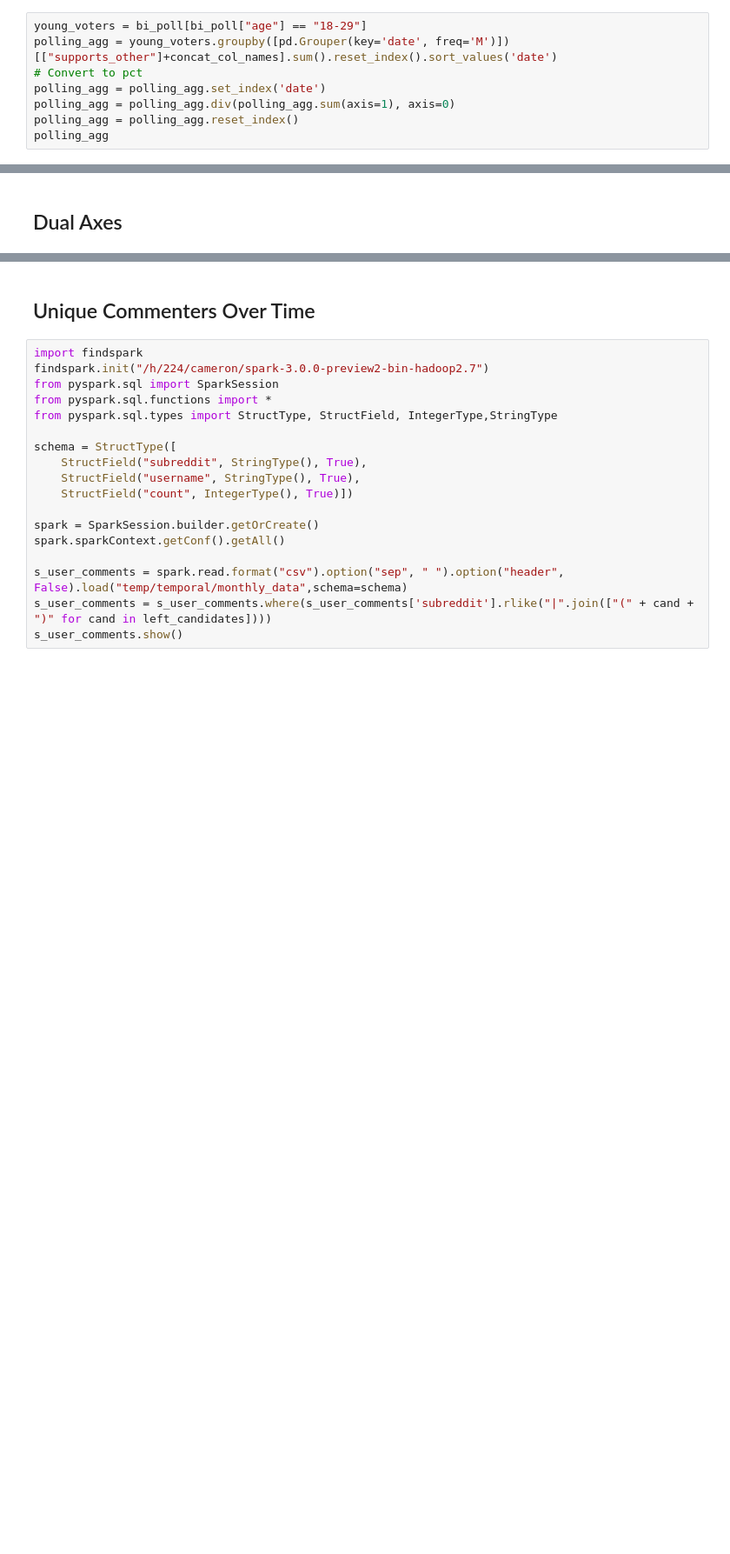
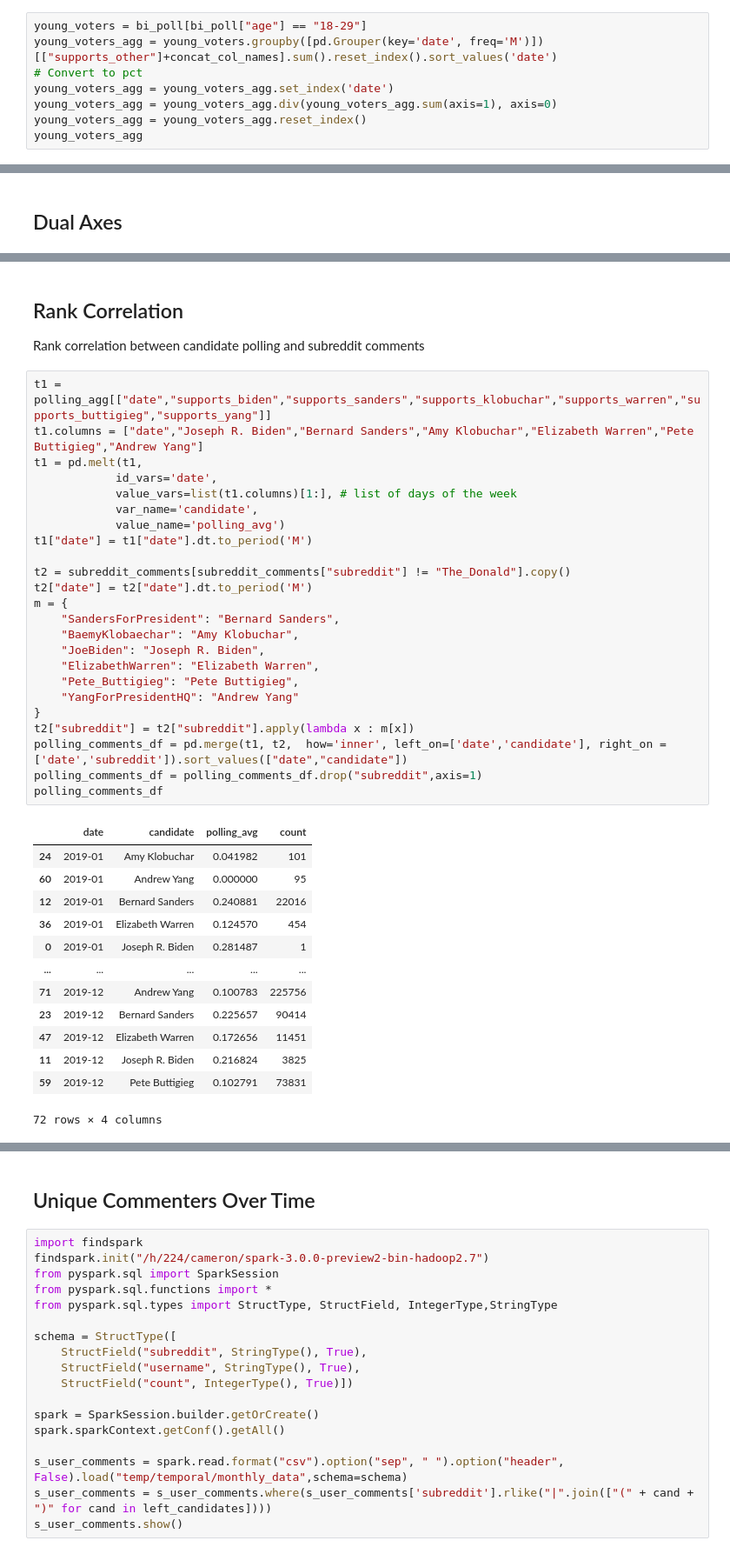
Before and after one commit to CSSLab/political-subreddits, a Jupyter notebook: Exploratory_Analysis.ipynb, the cells around one changed output, grey strips where cells are left out. Shown at 87% size. Saved outputs shown, nothing was run; the diff lists cells and outputs as text; blank space fills up the shorter version.

```diff
--- a/Exploratory_Analysis.ipynb
+++ b/Exploratory_Analysis.ipynb
@@ -132,12 +132,12 @@ fig.show()
 ### Only young voters
 # %%
 young_voters = bi_poll[bi_poll["age"] == "18-29"]
-polling_agg = young_voters.groupby([pd.Grouper(key='date', freq='M')])[["supports_other"]+concat_col_names].sum().reset_index().sort_values('date')
+young_voters_agg = young_voters.groupby([pd.Grouper(key='date', freq='M')])[["supports_other"]+concat_col_names].sum().reset_index().sort_values('date')
 # Convert to pct
-polling_agg = polling_agg.set_index('date')
-polling_agg = polling_agg.div(polling_agg.sum(axis=1), axis=0)
-polling_agg = polling_agg.reset_index()
-polling_agg
+young_voters_agg = young_voters_agg.set_index('date')
+young_voters_agg = young_voters_agg.div(young_voters_agg.sum(axis=1), axis=0)
+young_voters_agg = young_voters_agg.reset_index()
+young_voters_agg
 # %% [output]
 |  | date | supports_other | supports_biden | supports_sanders | supports_klobuchar | supports_warren | ... |
 | 0 | 2019-01-31 | 0.314578 | 0.263427 | 0.312020 | 0.020460 | 0.076726 | ... |
@@ -298,3 +298,44 @@ fig.update_yaxes(title_text="<b>Subreddit</b> Comments", secondary_y=True)
 fig.show()
 # %% [output]
 [interactive output not drawn]
+# %% [markdown]
+## Rank Correlation
+Rank correlation between candidate polling and subreddit comments
+# %%
+t1 = polling_agg[["date","supports_biden","supports_sanders","supports_klobuchar","supports_warren","supports_buttigieg","supports_yang"]]
+t1.columns = ["date","Joseph R. Biden","Bernard Sanders","Amy Klobuchar","Elizabeth Warren","Pete Buttigieg","Andrew Yang"]
+t1 = pd.melt(t1,
+            id_vars='date',
+            value_vars=list(t1.columns)[1:], # list of days of the week
+            var_name='candidate',
+            value_name='polling_avg')
+t1["date"] = t1["date"].dt.to_period('M')
+
+t2 = subreddit_comments[subreddit_comments["subreddit"] != "The_Donald"].copy()
+t2["date"] = t2["date"].dt.to_period('M')
+m = {
+    "SandersForPresident": "Bernard Sanders",
+    "BaemyKlobaechar": "Amy Klobuchar",
+    "JoeBiden": "Joseph R. Biden",
+    "ElizabethWarren": "Elizabeth Warren",
+    "Pete_Buttigieg": "Pete Buttigieg",
+    "YangForPresidentHQ": "Andrew Yang"
+}
+t2["subreddit"] = t2["subreddit"].apply(lambda x : m[x])
+polling_comments_df = pd.merge(t1, t2,  how='inner', left_on=['date','candidate'], right_on = ['date','subreddit']).sort_values(["date","candidate"])
+polling_comments_df = polling_comments_df.drop("subreddit",axis=1)
+polling_comments_df
+# %% [output]
+|  | date | candidate | polling_avg | count |
+| 24 | 2019-01 | Amy Klobuchar | 0.041982 | 101 |
+| 60 | 2019-01 | Andrew Yang | 0.000000 | 95 |
+| 12 | 2019-01 | Bernard Sanders | 0.240881 | 22016 |
+| 36 | 2019-01 | Elizabeth Warren | 0.124570 | 454 |
+| 0 | 2019-01 | Joseph R. Biden | 0.281487 | 1 |
+| ... | ... | ... | ... | ... |
+| 71 | 2019-12 | Andrew Yang | 0.100783 | 225756 |
+| 23 | 2019-12 | Bernard Sanders | 0.225657 | 90414 |
+| 47 | 2019-12 | Elizabeth Warren | 0.172656 | 11451 |
+| 11 | 2019-12 | Joseph R. Biden | 0.216824 | 3825 |
+| 59 | 2019-12 | Pete Buttigieg | 0.102791 | 73831 |
+72 rows × 4 columns
```
Also changed, not shown: parts of 19 cells of this notebook, 10 other files.
